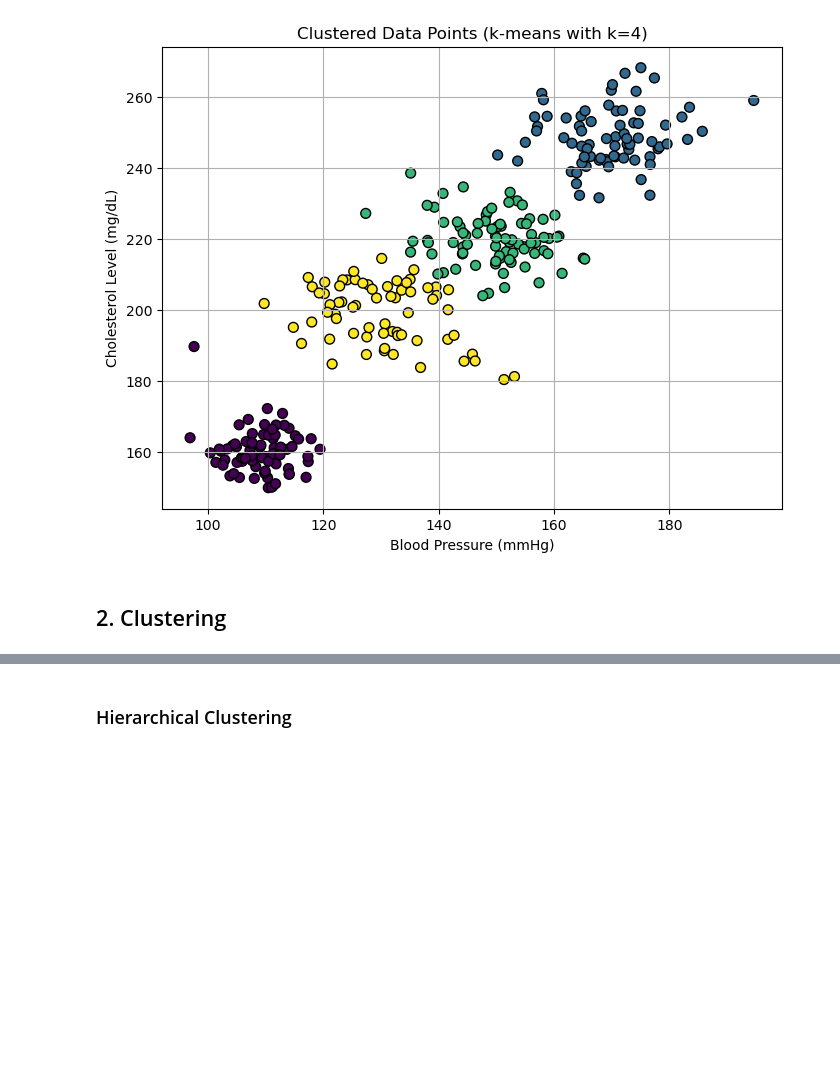
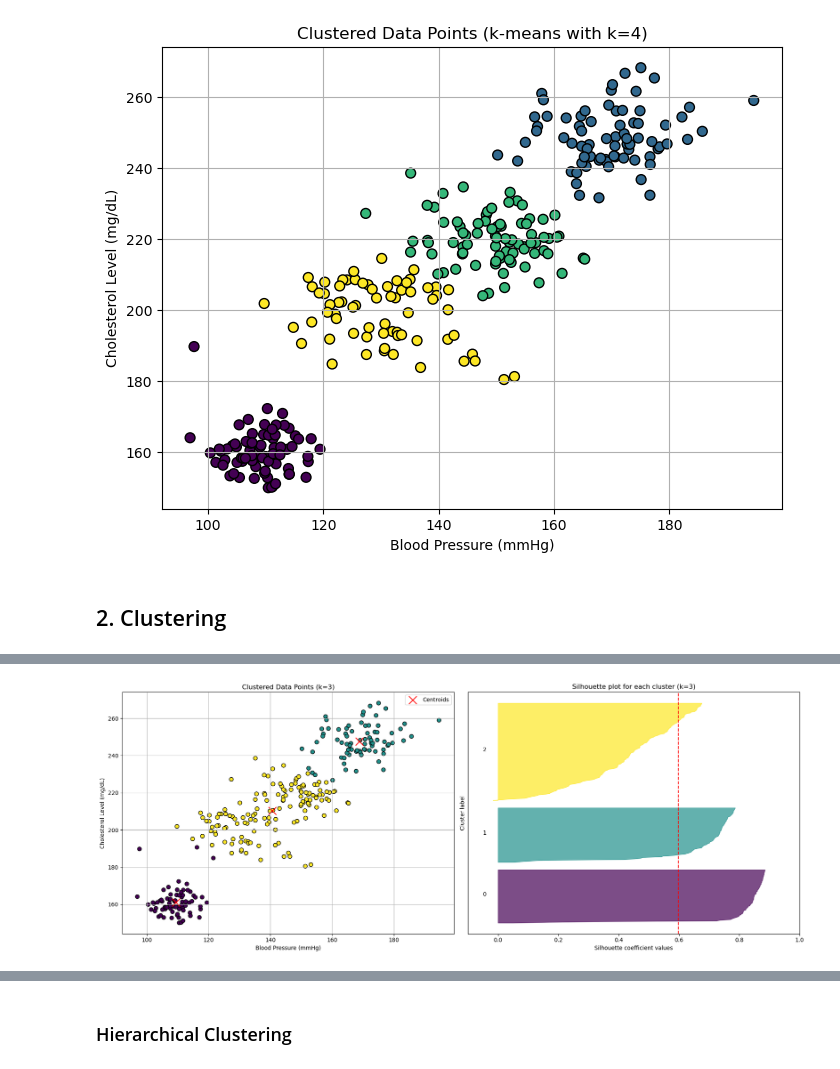
Before and after one commit to Hospital-Da-Luz-Learning-Health/MLCatolica25, a Jupyter notebook: Aula 4 - Unsupervised Learning/Learning Notebook.ipynb, the cells around one changed output, grey strips where cells are left out. Drawn from its saved outputs; the diff is of its cells as text; code cells hidden in the pictures; blank space fills up the shorter version.

```diff
--- a/Aula 4 - Unsupervised Learning/Learning Notebook.ipynb
+++ b/Aula 4 - Unsupervised Learning/Learning Notebook.ipynb
@@ -194,0 +320,47 @@ plt.show()
+# %%
+# Fit K-Means for k=3
+k = 3
+kmeans = KMeans(n_clusters=k, random_state=0)
+labels = kmeans.fit_predict(X)
+centroids = kmeans.cluster_centers_
+# %%
+# Compute silhouette scores and samples
+silhouette_avg = silhouette_score(X, labels)
+silhouette_values = silhouette_samples(X, labels)
+# %%
+# Plotting
+fig, (ax1, ax2) = plt.subplots(1, 2, figsize=(18, 7))
+
+# Plot clustered data points
+ax1.scatter(X[:, 0], X[:, 1], c=labels, cmap='viridis', edgecolor='k', s=50)
+ax1.scatter(centroids[:, 0], centroids[:, 1], marker='x', c='red', s=200, label='Centroids')
+ax1.set_xlabel('Blood Pressure (mmHg)')
+ax1.set_ylabel('Cholesterol Level (mg/dL)')
+ax1.set_title(f'Clustered Data Points (k={k})')
+ax1.legend()
+ax1.grid(True)
+
+# Plot silhouette plot for each cluster
+y_lower = 10
+for i in range(k):
+    cluster_silhouette_values = silhouette_values[labels == i]
+    cluster_silhouette_values.sort()
+    size_cluster_i = cluster_silhouette_values.shape[0]
+    y_upper = y_lower + size_cluster_i
+
+    color = plt.cm.viridis(float(i) / (k-1))
+    ax2.fill_betweenx(np.arange(y_lower, y_upper), 0, cluster_silhouette_values, facecolor=color, edgecolor=color, alpha=0.7)
+    ax2.text(-0.05, y_lower + 0.5 * size_cluster_i, str(i))
+    y_lower = y_upper + 10
+
+ax2.set_title(f'Silhouette plot for each cluster (k={k})')
+ax2.set_xlabel('Silhouette coefficient values')
+ax2.set_ylabel('Cluster label')
+ax2.axvline(x=silhouette_avg, color="red", linestyle="--")
+ax2.set_yticks([])
+ax2.set_xlim([-0.1, 1])
+
+plt.tight_layout()
+plt.show()
+# %% [output]
+[figure, added]
```
Also changed, not shown: parts of 69 cells of this notebook, 4 other files.
